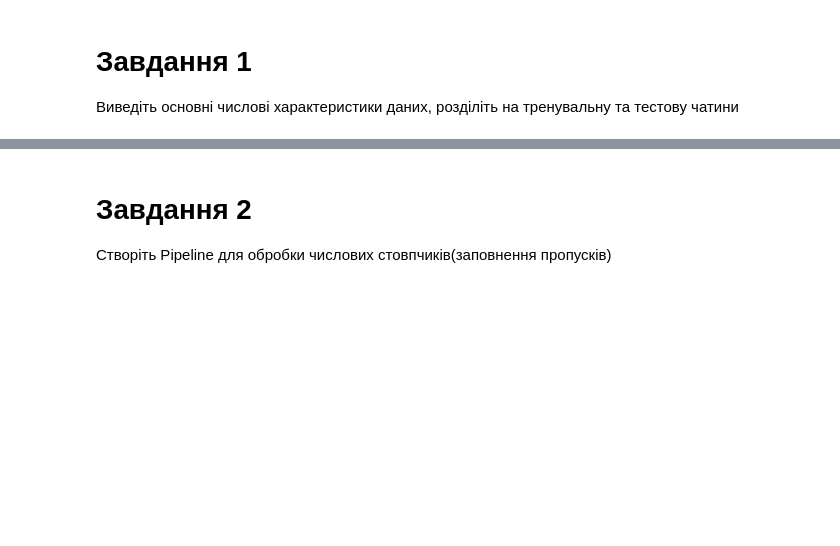
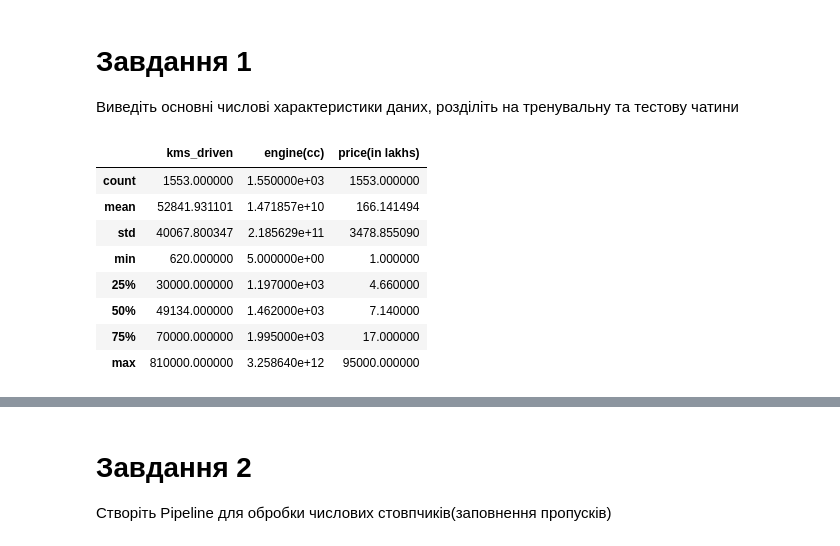
Before and after one commit to HromovAndrey/II_mood_3_part_2_practic, a Jupyter notebook: _____2.ipynb, the cells around one changed output, grey strips where cells are left out. Drawn from its saved outputs; the diff is of its cells as text; code cells hidden in the pictures; blank space fills up the shorter version.

```diff
--- a/_____2.ipynb
+++ b/_____2.ipynb
@@ -47,3 +49,15 @@ df.head()
 # %% [markdown]
 # Завдання 1
 Виведіть основні числові характеристики даних, розділіть на тренувальну та тестову чатини
+# %%
+df.describe()
+# %% [output]
+|  | kms_driven | engine(cc) | price(in lakhs) |
+| count | 1553.000000 | 1.550000e+03 | 1553.000000 |
+| mean | 52841.931101 | 1.471857e+10 | 166.141494 |
+| std | 40067.800347 | 2.185629e+11 | 3478.855090 |
+| min | 620.000000 | 5.000000e+00 | 1.000000 |
+| 25% | 30000.000000 | 1.197000e+03 | 4.660000 |
+| 50% | 49134.000000 | 1.462000e+03 | 7.140000 |
+| 75% | 70000.000000 | 1.995000e+03 | 17.000000 |
+| max | 810000.000000 | 3.258640e+12 | 95000.000000 |
```
Also changed, not shown: parts of 10 cells of this notebook.
